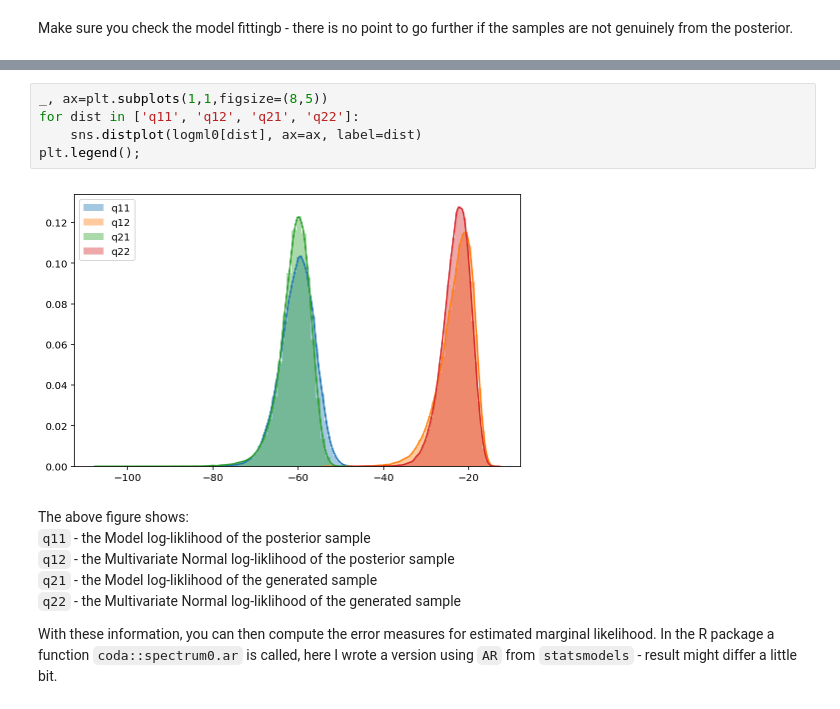
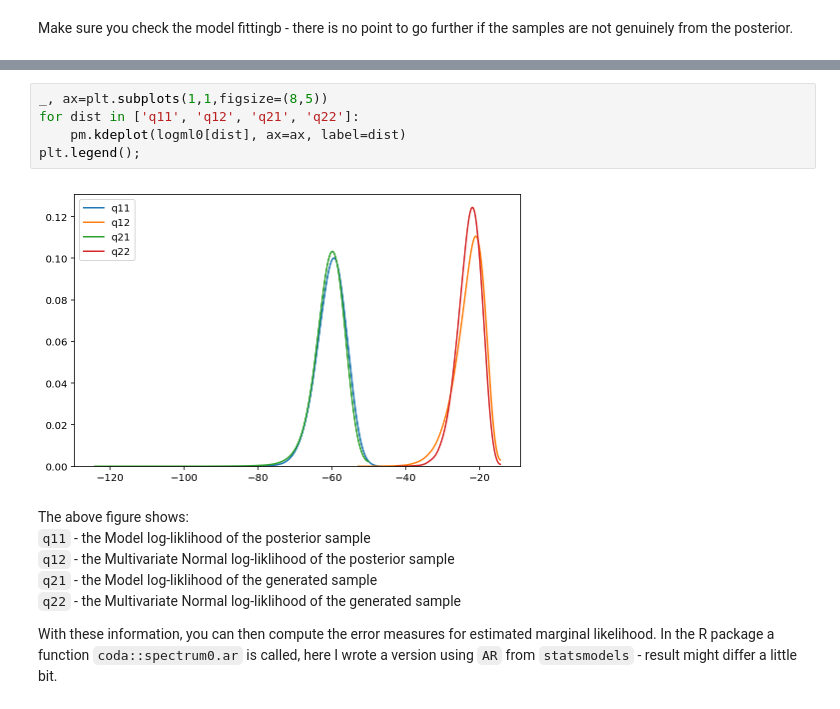
Before and after one commit to junpenglao/Planet_Sakaar_Data_Science, a Jupyter notebook: From_the_blog/Marginal Likelihood in Python.ipynb, the cells around one changed output, grey strips where cells are left out. Cells and saved outputs as stored; diff of their text form.

```diff
--- a/From_the_blog/Marginal Likelihood in Python.ipynb
+++ b/From_the_blog/Marginal Likelihood in Python.ipynb
@@ -560,10 +564,10 @@ Bridge sampling estimate of the log marginal likelihood: -37.53822
 # %%
 _, ax=plt.subplots(1,1,figsize=(8,5))
 for dist in ['q11', 'q12', 'q21', 'q22']:
-    sns.distplot(logml0[dist], ax=ax, label=dist)
+    pm.kdeplot(logml0[dist], ax=ax, label=dist)
 plt.legend();
 # %% [output]
-[figure, old version]
+[figure, new version]
 # %% [markdown]
 The above figure shows:
 `q11` - the Model log-liklihood of the posterior sample
```
Also changed, not shown: parts of 21 cells of this notebook.
